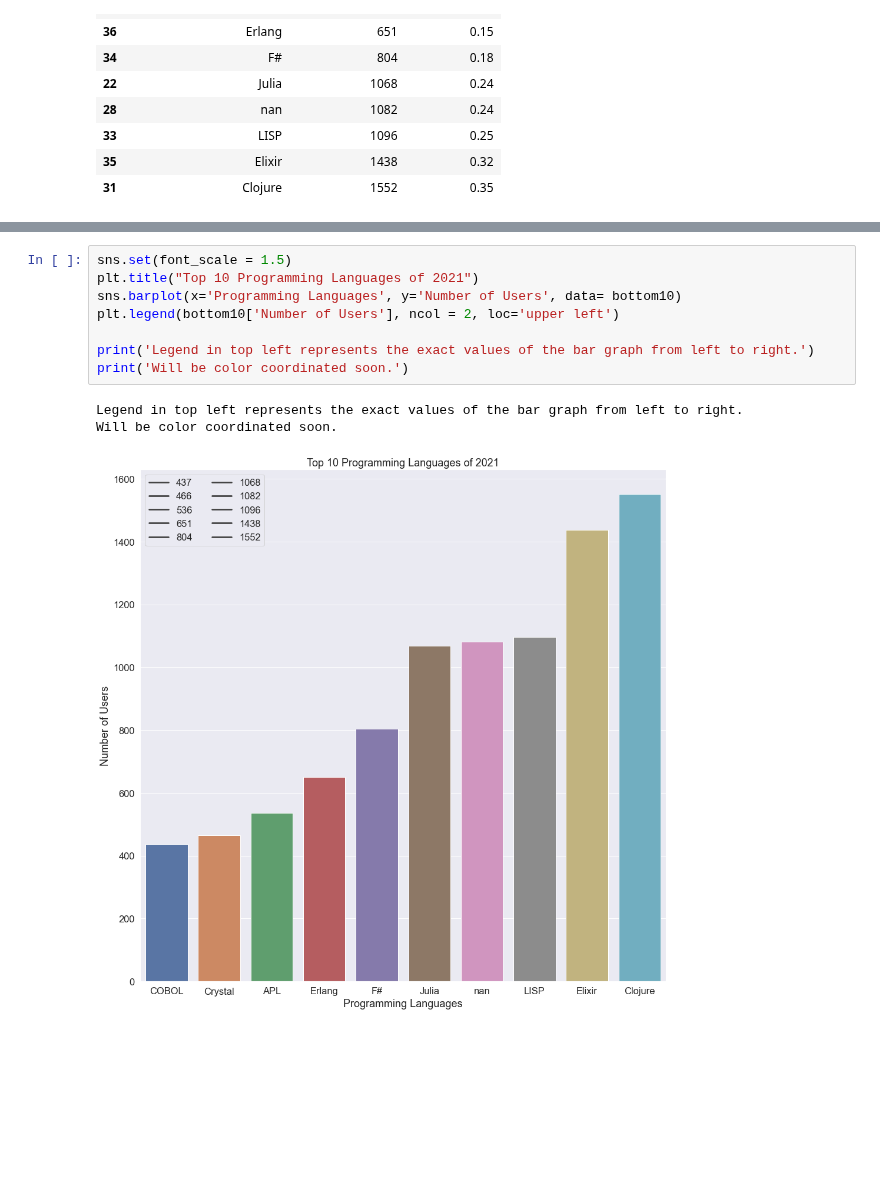
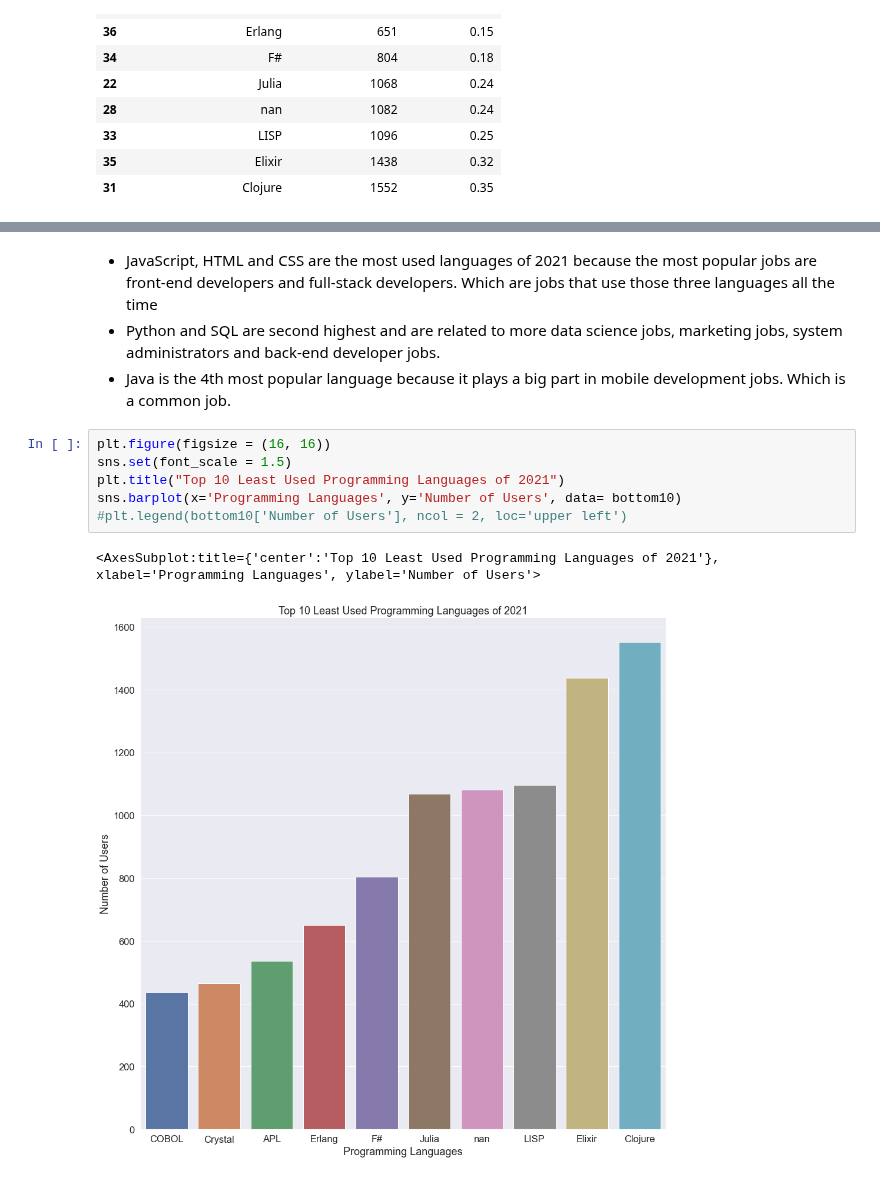
Before and after one commit to data301-2021-winter1/project-group13-project, a Jupyter notebook: notebooks/analysis3.ipynb, the cells around one changed output, grey strips where cells are left out. Drawn from its saved outputs; the diff is of its cells as text; blank space fills up the shorter version.

Commit message:
finished up data wrangling and added processed data

```diff
--- a/notebooks/analysis3.ipynb
+++ b/notebooks/analysis3.ipynb
@@ -288,12 +294,13 @@ Will be color coordinated soon.
+# %% [markdown]
+- JavaScript, HTML and CSS are the most used languages of 2021 because the most popular jobs are front-end developers and full-stack developers. Which are jobs that use those three languages all the time
+- Python and SQL are second highest and are related to more data science jobs, marketing jobs, system administrators and back-end developer jobs.
+- Java is the 4th most popular language because it plays a big part in mobile development jobs. Which is a common job.
 # %%
+plt.figure(figsize = (16, 16))
 sns.set(font_scale = 1.5)
-plt.title("Top 10 Programming Languages of 2021")
+plt.title("Top 10 Least Used Programming Languages of 2021")
 sns.barplot(x='Programming Languages', y='Number of Users', data= bottom10)
-plt.legend(bottom10['Number of Users'], ncol = 2, loc='upper left')
-
-print('Legend in top left represents the exact values of the bar graph from left to right.')
-print('Will be color coordinated soon.')
+#plt.legend(bottom10['Number of Users'], ncol = 2, loc='upper left')
 # %% [output]
-Legend in top left represents the exact values of the bar graph from left to right.
-Will be color coordinated soon.
+<AxesSubplot:title={'center':'Top 10 Least Used Programming Languages of 2021'}, xlabel='Programming Languages', ylabel='Number of Users'>
-[figure, old version]
+[figure, new version]
```
Also changed, not shown: parts of 9 cells of this notebook, 1 other file.
